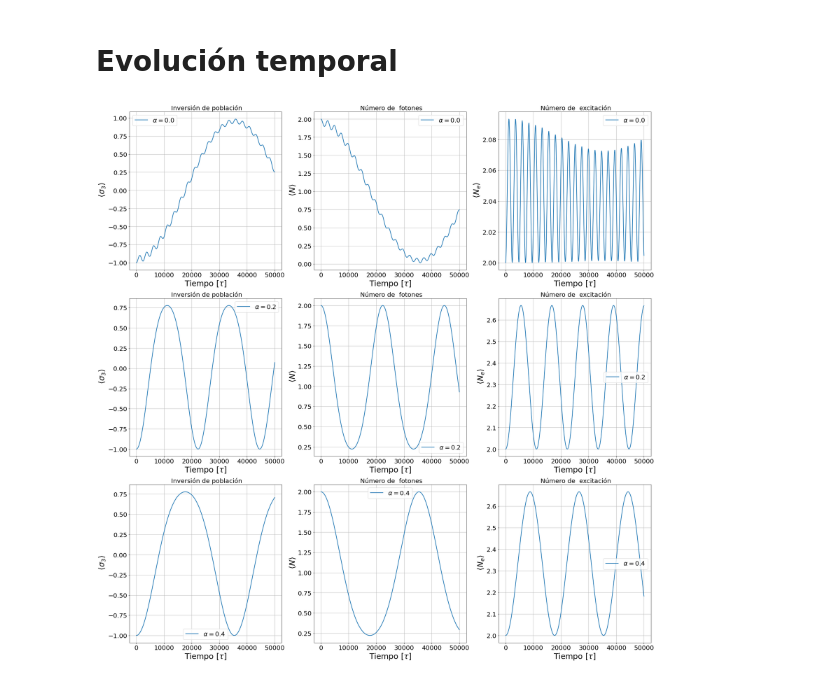
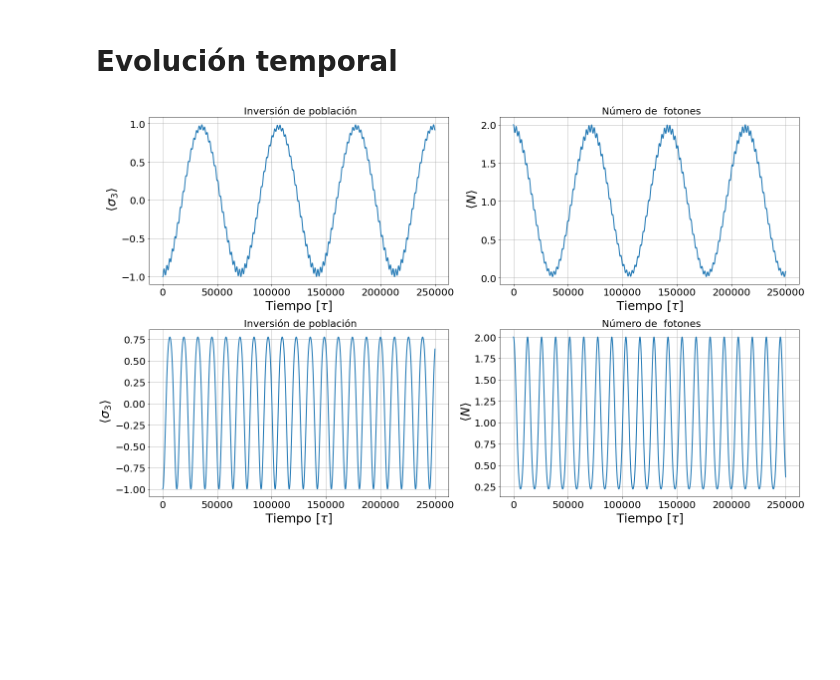
Before and after one commit to juanF9910/Trabajo_Grado_git, a Jupyter notebook: niveles_E2.ipynb, the cells around one changed output. Drawn from its saved outputs; the diff is of its cells as text; code cells hidden in the pictures; blank space fills up the shorter version.

```diff
--- a/niveles_E2.ipynb
+++ b/niveles_E2.ipynb
@@ -402,11 +402,15 @@ def Ein(i, M, Momentos, sigmas):
 # %%
 def HdipI(M, momentos, sigmas):
 
-    s=sigmas[0].shape
-    H_2=np.zeros((s))
+    if M==0:
+        return  np.zeros(sigmas[0].shape)
 
-    for i in range (M):
-        H_2+=Ein(i,M,momentos, sigmas)
+    else:
+        s=sigmas[0].shape
+        H_2=np.zeros((s))
+
+        for i in range (M):
+            H_2+=Ein(i,M,momentos, sigmas)
 
     return (d**2/r**3)*H_2
 # %% [markdown]
@@ -681,12 +685,16 @@ def HradI2(M, momentos, sigmas, P, a, y):
 # %%
 d=dby(1.811)  #el dipolo se ingresa en debyes
 r=a0(6.27e-10)
-t =np.linspace(0, 50000, 600) #42tau=1f segundo
+R=a0(10e-9) #urgente determinar el R asociado a una frecuencia dada.
+t =np.linspace(0, 250000, 5000) #42tau=1f segundo
+#t=np.arange(0,10000, 10000)
 alpha=np.arange(0, 0.6, 0.2)
 # %%
 # Definimos el tiempo
 M=2
 N=2
+
+alpha=[0]
 
 B=Base(M,N)
 psi0=B[len(B)-1] #todos los subsistemas inician en el mismo estado |g1g2...gM,N>, todos los átomos en el estado base
@@ -703,77 +711,62 @@ for i in range(M): #queremos estudiar casa sistema por serado
         sm=np.transpose(sp)
         Sp+=sp
         Sm+=sm
 
 S3=Sp@Sm-Sm@Sp
 
 N_e=n+Sp@Sm
 H1=Hdip0(M, sigmas)
 H2=Hrad0(a)
 
-fig, ax=plt.subplots(3,3, figsize=(25,25))
+fig, ax=plt.subplots(2,2, figsize=(20, 12))
 
 #fig.suptitle(r"Evolución temporal partiendo del estado $|g_1,g_2,...,N \rangle$, N={}, M={}".format(N,M), fontsize=24)
-cont=0
-for i in alpha:
+for cont in range(2):
 
-        y=R*(1+i)
+        for i in alpha:
 
-        P=posiciones2(y,M) #en el ecuador
-        momentos=Momentos2(P) #dipolos apuntando en dirección radial
+                y=R*(1+i)
 
-        if cont==0:
-                H=H1+H2+HradI1(M, momentos, sigmas, P, a, y)+ HdipI(M, momentos, sigmas)
+                P=posiciones2(y,M) #en el ecuador
+                momentos=Momentos2(P) #dipolos apuntando en dirección radial
 
-        if cont==1:
-                H=H1+H2+HradI1(M, momentos, sigmas, P, a, y) #sin rwa y sin onteracción dipolo-dipolo
+                if cont==0:
+                        H=H1+H2+HradI1(M, momentos, sigmas, P, a, y)+ HdipI(M, momentos, sigmas)
 
-        if cont==2:
-                H=H1+H2+HradI2(M, momentos, sigmas, P, a, y) # con rwa y sin interacción dipolo-dipolo
+                if cont==1:
+                        H=H1+H2+HradI1(M, momentos, sigmas, P, a, y) #sin rwa y sin interacción dipolo-dipolo
 
-        result=mesolve( Qobj(H), Qobj(psi0), t, [], [Qobj(S3), Qobj(n), Qobj(N_e) ]  )
 
-        #result2=mesolve( Qobj(H), Qobj(psi0), t, [], [] )
+                result=mesolve( Qobj(H), Qobj(psi0), t, [], [Qobj(S3), Qobj(n)] )
 
-        plt.tight_layout()
+                #result2=mesolve( Qobj(H), Qobj(psi0), t, [], [] )
 
-        ax[cont,0].plot(t, (1/M)*result.expect[0], label=r"$\alpha={}$".format(np.round(i,2)),lw=2)
-        ax[cont,0].set_title(" Inversión de población", fontsize=20)
-        ax[cont,0].tick_params(axis='x', labelsize=20)
-        ax[cont,0].tick_params(axis='y', labelsize=20)
-        ax[cont,0].set_xlabel(r"Tiempo $[\tau]$", fontsize=25)
-        ax[cont,0].set_ylabel(r" $\langle \sigma_3{} \rangle$",fontsize=25)
-        ax[cont,0].grid()
-        ax[cont,0].legend(fontsize=20)
-        plt.tight_layout()
+                plt.tight_layout()
+
+                ax[cont,0].plot(t, (1/M)*result.expect[0], label=r"$\alpha={}$".format(np.round(i,2)),lw=2)
+                ax[cont,0].set_title(" Inversión de población", fontsize=20)
+                ax[cont,0].tick_params(axis='x', labelsize=20)
+                ax[cont,0].tick_params(axis='y', labelsize=20)
+                ax[cont,0].set_xlabel(r"Tiempo $[\tau]$", fontsize=25)
+                ax[cont,0].set_ylabel(r" $\langle \sigma_3{} \rangle$",fontsize=25)
+                ax[cont,0].grid()
+                plt.tight_layout()
 
 
 
 
-        ax[cont,1].plot(t, result.expect[1], label=r"$\alpha={}$".format(np.round(i,2)),lw=2)
-        ax[cont,1].set_title(" Número de  fotones", fontsize=20)
-        ax[cont,1].tick_params(axis='x', labelsize=20)
-        ax[cont,1].tick_params(axis='y', labelsize=20)
-        ax[cont,1].set_xlabel(r"Tiempo $[\tau]$", fontsize=25)
-        ax[cont,1].set_ylabel(r" $\langle N \rangle$",fontsize=25)
-        ax[cont,1].grid()
-        ax[cont,1].legend(fontsize=20)
-        plt.tight_layout()
+                ax[cont,1].plot(t, result.expect[1], label=r"$\alpha={}$".format(np.round(i,2)),lw=2)
+                ax[cont,1].set_title(" Número de  fotones", fontsize=20)
+                ax[cont,1].tick_params(axis='x', labelsize=20)
+                ax[cont,1].tick_params(axis='y', labelsize=20)
+                ax[cont,1].set_xlabel(r"Tiempo $[\tau]$", fontsize=25)
+                ax[cont,1].set_ylabel(r" $\langle N \rangle$",fontsize=25)
+                ax[cont,1].grid()
+                plt.tight_layout()
 
 
 
-        ax[cont,2].plot(t, result.expect[2], label=r"$\alpha={}$".format(np.round(i,2)),lw=2)
-        ax[cont,2].set_title(" Número de  excitación", fontsize=20)
-        ax[cont,2].tick_params(axis='x', labelsize=20)
-        ax[cont,2].tick_params(axis='y', labelsize=20)
-        ax[cont,2].set_xlabel(r"Tiempo $[\tau]$", fontsize=25)
-        ax[cont,2].set_ylabel(r" $\langle N_e \rangle$",fontsize=25)
-        ax[cont,2].grid()
-        ax[cont,2].legend(fontsize=20)
-        plt.tight_layout()
-
-        cont+=1
-
 fig.savefig('Evolución_temporal.png', format='png', bbox_inches='tight')
 # %% [output]
-[figure, old version]
+[figure, new version]
 # %%
```
Also changed, not shown: parts of 1 cell of this notebook, 10 other files.
